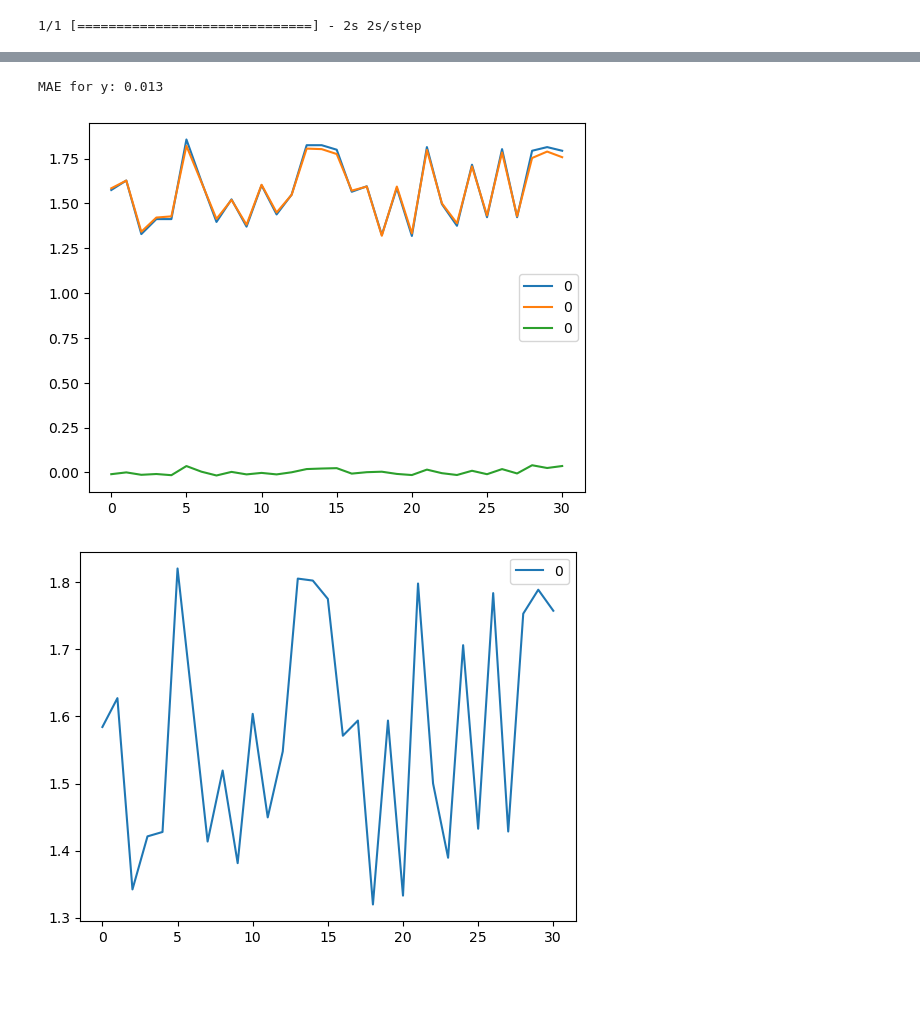
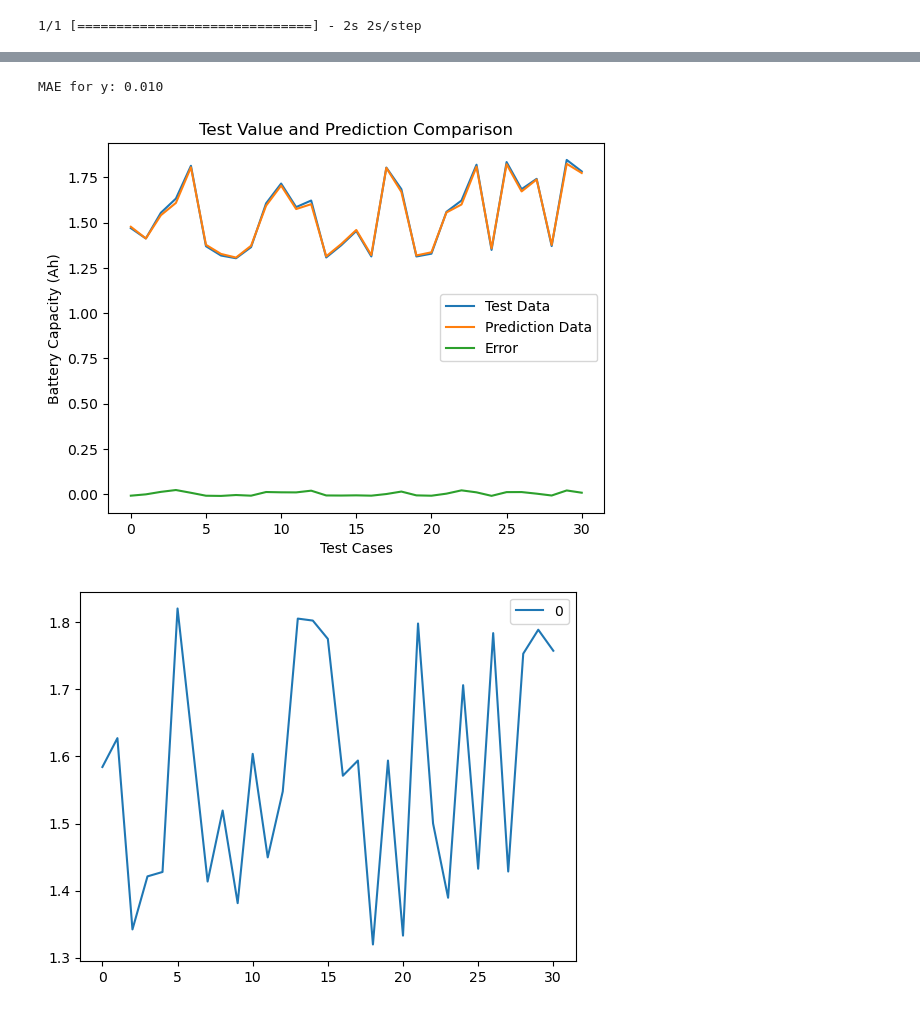
Before and after one commit to sophierahn/LiB-SOH-prediction, a Jupyter notebook: LSTM 4.3_Status Prediction Model_Trend input_Train with B5, Test with B5.ipynb, the cells around one changed output, grey strips where cells are left out. Saved outputs shown, nothing was run; the diff lists cells and outputs as text; code cells hidden in the pictures; blank space fills up the shorter version.

Commit message:
Improved plot readability

```diff
--- a/LSTM 4.3_Status Prediction Model_Trend input_Train with B5, Test with B5.ipynb
+++ b/LSTM 4.3_Status Prediction Model_Trend input_Train with B5, Test with B5.ipynb
@@ -36,7 +36,7 @@ df
 | 309 | 4.054145 | 3.941588 | 3.889555 | 3.874259 | 3.826502 | 3.850774 | 3.821441 | 3.777661 | 3.744316 | 3.765322 | ... | ... |
 310 rows × 223 columns
 # %%
-trainX = df.drop(columns=df.columns[222])
+trainX = df.drop(columns=["y"])
 trainy = df['y']
 trainX = trainX.to_numpy()
 trainy = trainy.to_numpy()
@@ -49,15 +49,27 @@ yn_train = scaler.fit_transform(trainy)
 # %%
 #Reshaping
 Xn_train = Xn_train.reshape(rows, 1, columns)
-X_train, X_test, y_train, y_test = train_test_split(Xn_train,yn_train , test_size=0.10)
+
+Alltrain = False
+
+if not Alltrain:
+    X_train, X_test, y_train, y_test = train_test_split(Xn_train,yn_train , test_size=0.10)
+else:
+    X_train = Xn_train
+    X_test = Xn_train
+    y_train = yn_train
+    y_test = yn_train
+
+
 test_rows,foo, test_columns = X_test.shape
+train_rows , foo , train_col = X_train.shape
 # %%
 from tensorflow.keras.models import Sequential
 from tensorflow.keras.layers import LSTM, GRU
 from tensorflow.keras.layers import Dense, Dropout
 
 model = Sequential()
-model.add(LSTM(100, activation='tanh', input_shape=(1,222), return_sequences=True))
+model.add(LSTM(100, activation='tanh', input_shape=(1,train_col), return_sequences=True))
 model.add(Dropout(0.2))
 model.add(Dense(64))
 model.add(LSTM(100, activation='tanh', return_sequences=True))
@@ -140,4 +152,4 @@ df5 = pd.DataFrame(yy_test)
 df6 = pd.DataFrame(yd_pred)
 df7 = pd.DataFrame(y_error)
 DFF = pd.concat([df5,df6,df7],axis=1,join='inner')
-DFF
+DFF.columns = ["Test Data","Prediction Data","Error"]
@@ -163,12 +157,12 @@ DFF
 from sklearn.metrics import mean_absolute_error
 print('MAE for y: %.3f' % mean_absolute_error(yy_test, yd_pred))
 # %% [output]
-MAE for y: 0.013
+MAE for y: 0.010
 # %%
-DFF.plot()
+DFF.plot(use_index=True,legend=True,title="Test Value and Prediction Comparison", xlabel="Test Cases", ylabel="Battery Capacity (Ah)")
 plt.show()
 # %% [output]
-[figure, old version]
+[figure, new version]
 # %%
 DFF.to_csv("C:\\Users\\sophi\\VS Code Projects\\LiB-SOH-prediction\\Nasa Battery Data\\Battery 5\\Predictions1.csv")
 # %%
```
Also changed, not shown: parts of 4 cells of this notebook, 2 other files.
